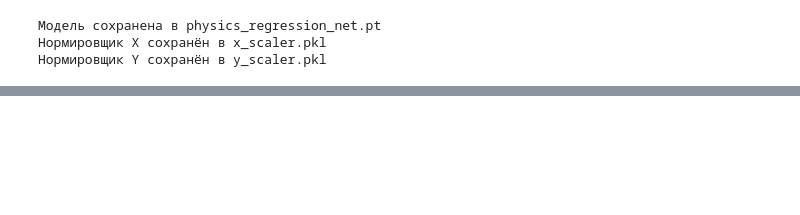
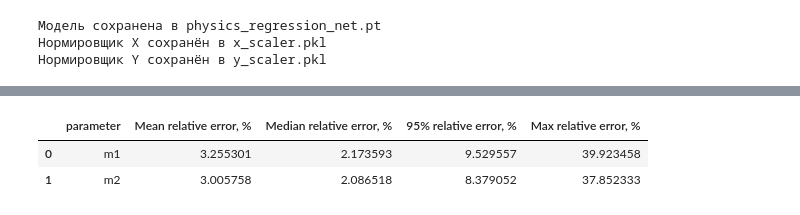
Before and after one commit to appu-frog/VKR, a Jupyter notebook: VKR1.ipynb, the cells around one changed output, grey strips where cells are left out. Cells and saved outputs as stored; diff of their text form; code cells hidden in the pictures; blank space fills up the shorter version.

```diff
--- a/VKR1.ipynb
+++ b/VKR1.ipynb
@@ -1045,0 +1284,35 @@ Valid reconstructed samples: 1500 from 1500
+# %%
+m1_true = Y_true_test[:, 1]
+m1_pred = Y_pred_test[:, 1]
+
+m2_true = Y_true_test[:, 3]
+m2_pred = Y_pred_test[:, 3]
+
+relative_error_m1 = np.abs(m1_pred - m1_true) / m1_true * 100
+relative_error_m2 = np.abs(m2_pred - m2_true) / m2_true * 100
+
+relative_mass_metrics_df = pd.DataFrame({
+    "parameter": ["m1", "m2"],
+    "Mean relative error, %": [
+        relative_error_m1.mean(),
+        relative_error_m2.mean()
+    ],
+    "Median relative error, %": [
+        np.median(relative_error_m1),
+        np.median(relative_error_m2)
+    ],
+    "95% relative error, %": [
+        np.percentile(relative_error_m1, 95),
+        np.percentile(relative_error_m2, 95)
+    ],
+    "Max relative error, %": [
+        relative_error_m1.max(),
+        relative_error_m2.max()
+    ]
+})
+
+relative_mass_metrics_df
+# %% [output]
+|  | parameter | Mean relative error, % | Median relative error, % | 95% relative error, % | Max relative error, % |
+| 0 | m1 | 3.255301 | 2.173593 | 9.529557 | 39.923458 |
+| 1 | m2 | 3.005758 | 2.086518 | 8.379052 | 37.852333 |
```
Also changed, not shown: parts of 29 cells of this notebook, 6 other files.
